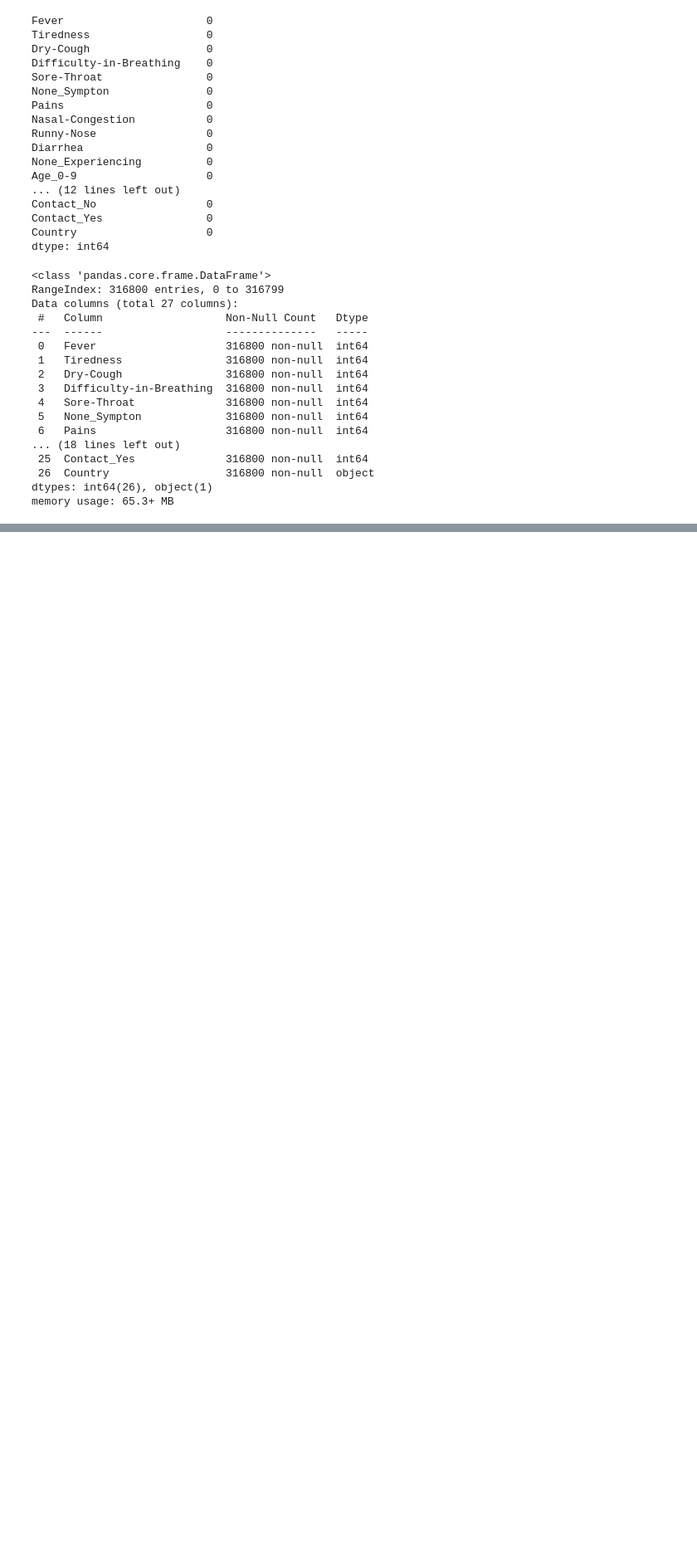
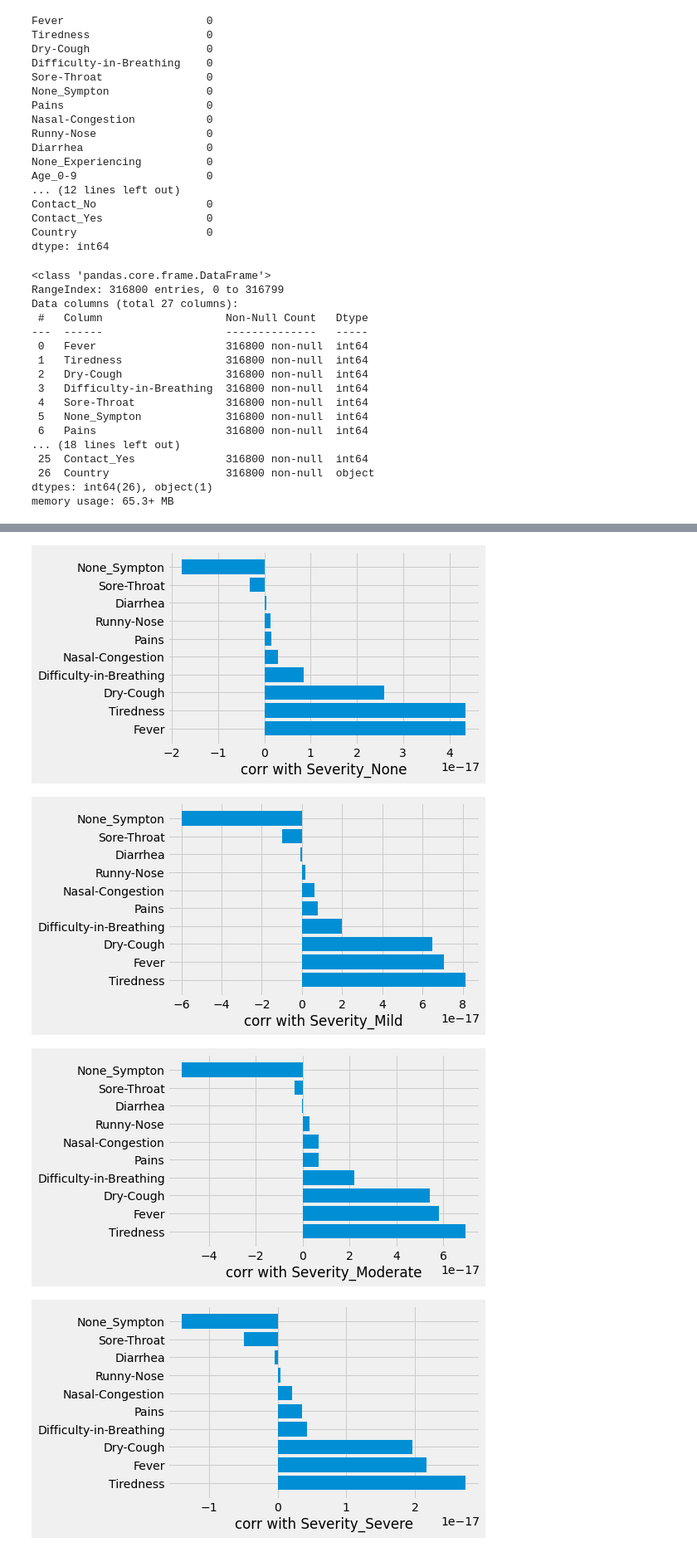
Before and after one commit to RamyaNagarajan88/Covid_Sample_Detection, a Jupyter notebook: main.ipynb, the cells around one changed output, grey strips where cells are left out. Shown: that part at 83% size. Drawn from its saved outputs; the diff is of its cells as text; code cells hidden in the pictures; blank space fills up the shorter version.

```diff
--- a/main.ipynb
+++ b/main.ipynb
@@ -106,0 +79,2 @@ Index(['Fever', 'Tiredness', 'Dry-Cough', 'Difficulty-in-Breathing',
+# %%
+severity=['Severity_None','Severity_Mild','Severity_Moderate','Severity_Severe']
@@ -161,0 +138,8 @@ fpgrowth(high_severe,min_support=0.2,use_colnames=True)
+# %%
+for severity_level in severity:
+    corr_with_symptoms(severity_level)
+# %% [output]
+[figure, added]
+[figure, added]
+[figure, added]
+[figure, added]
```
Also changed, not shown: parts of 19 cells of this notebook.
